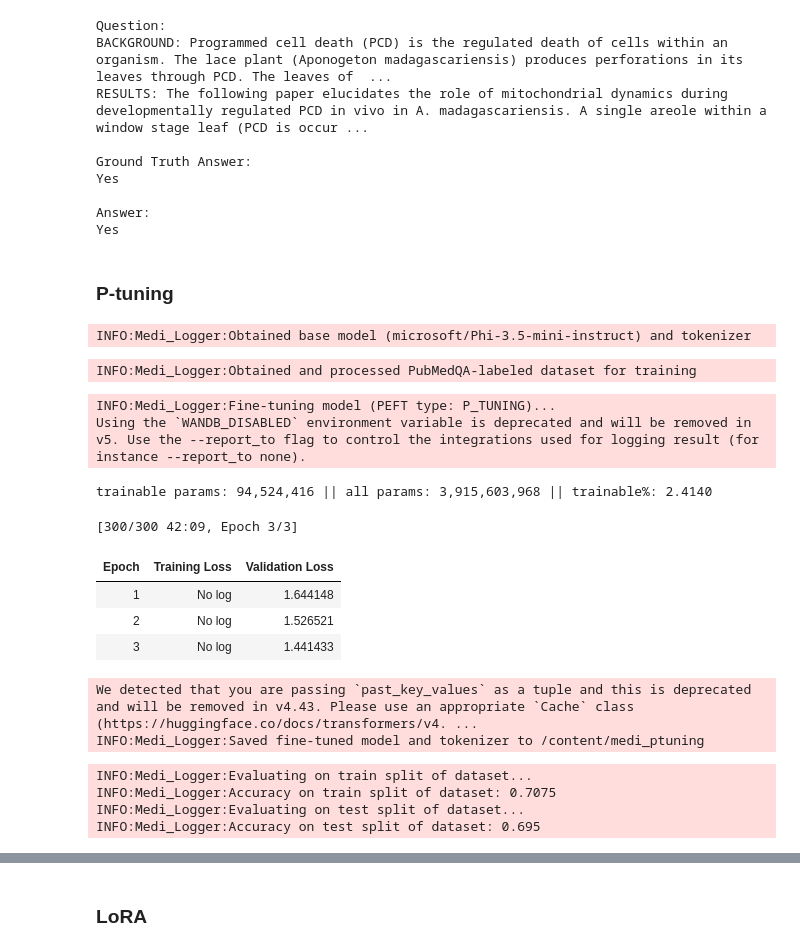
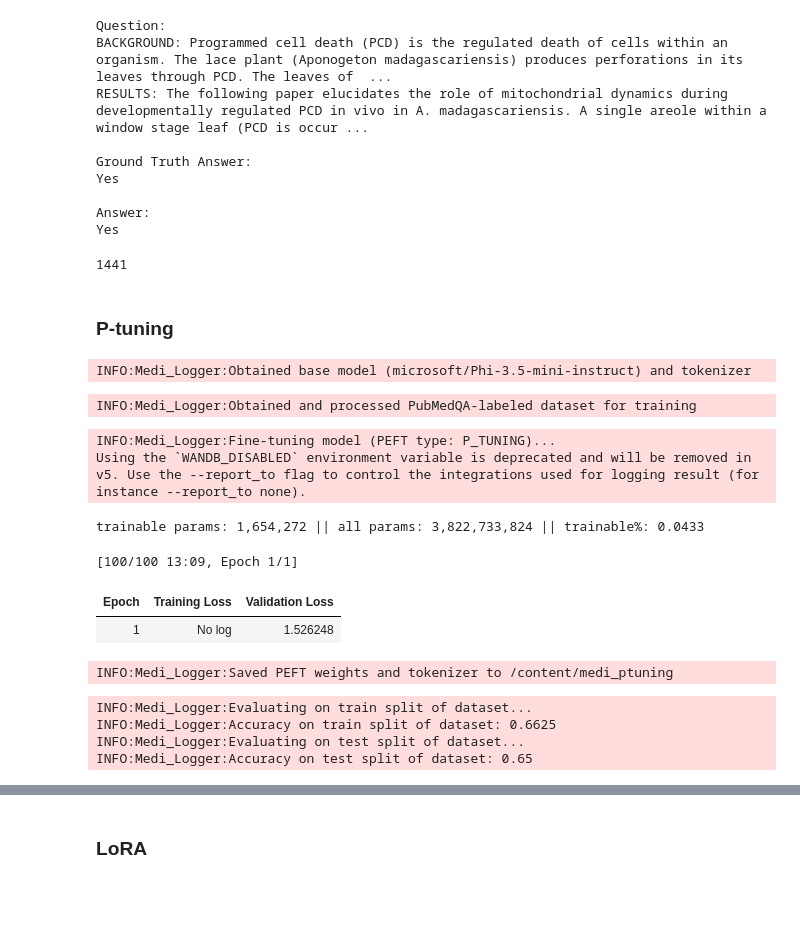
Before and after one commit to asathiya007/medi, a Jupyter notebook: demo.ipynb, the cells around one changed output, grey strips where cells are left out. Cells and saved outputs as stored; diff of their text form; code cells hidden in the pictures; blank space fills up the shorter version.

```diff
--- a/demo.ipynb
+++ b/demo.ipynb
@@ -107,37 +101,40 @@ Yes
 
 Answer:
 Yes
+# %%
+# free up memory
+del medi
+torch.cuda.empty_cache()
+gc.collect()
+# %% [output]
+1441
 # %% [markdown]
 ### P-tuning
 # %%
 # parameter-efficient fine tune the language model with p-tuning
 ptuning_output_dir = 'medi_ptuning'
 medi = Medi(output_dir=ptuning_output_dir)
-medi.train(peft_type='P_TUNING', num_epochs=3, test_size=0.2, batch_size=2,
+medi.train(peft_type='P_TUNING', num_epochs=1, test_size=0.2, batch_size=2,
            grad_accumulation_steps=4)
 # %% [output]
 INFO:Medi_Logger:Obtained base model (microsoft/Phi-3.5-mini-instruct) and tokenizer
 INFO:Medi_Logger:Obtained and processed PubMedQA-labeled dataset for training
 INFO:Medi_Logger:Fine-tuning model (PEFT type: P_TUNING)...
 Using the `WANDB_DISABLED` environment variable is deprecated and will be removed in v5. Use the --report_to flag to control the integrations used for logging result (for instance --report_to none).
-trainable params: 94,524,416 || all params: 3,915,603,968 || trainable%: 2.4140
+trainable params: 1,654,272 || all params: 3,822,733,824 || trainable%: 0.0433
-[300/300 42:09, Epoch 3/3]
+[100/100 13:09, Epoch 1/1]
 | Epoch | Training Loss | Validation Loss |
-| 1 | No log | 1.644148 |
-| 2 | No log | 1.526521 |
-| 3 | No log | 1.441433 |
+| 1 | No log | 1.526248 |
-We detected that you are passing `past_key_values` as a tuple and this is deprecated and will be removed in v4.43. Please use an appropriate `Cache` class (https://huggingface.co/docs/transformers/v4. ...
-INFO:Medi_Logger:Saved fine-tuned model and tokenizer to /content/medi_ptuning
+INFO:Medi_Logger:Saved PEFT weights and tokenizer to /content/medi_ptuning
 # %%
-# evaluating yes/no/maybe answers, so only generating 5 new tokens to speed up
-# evaluation
+# evaluate fine-tuned (via p-tuning) model
 medi.evaluate(batch_size=4)
 ptuning_accuracy = deepcopy(medi.accuracy)
 # %% [output]
 INFO:Medi_Logger:Evaluating on train split of dataset...
-INFO:Medi_Logger:Accuracy on train split of dataset: 0.7075
+INFO:Medi_Logger:Accuracy on train split of dataset: 0.6625
 INFO:Medi_Logger:Evaluating on test split of dataset...
-INFO:Medi_Logger:Accuracy on test split of dataset: 0.695
+INFO:Medi_Logger:Accuracy on test split of dataset: 0.65
 # %%
 # perform inference after training
 res1 = medi.inference([QUESTION])
```
Also changed, not shown: parts of 13 cells of this notebook, 1 other file.
